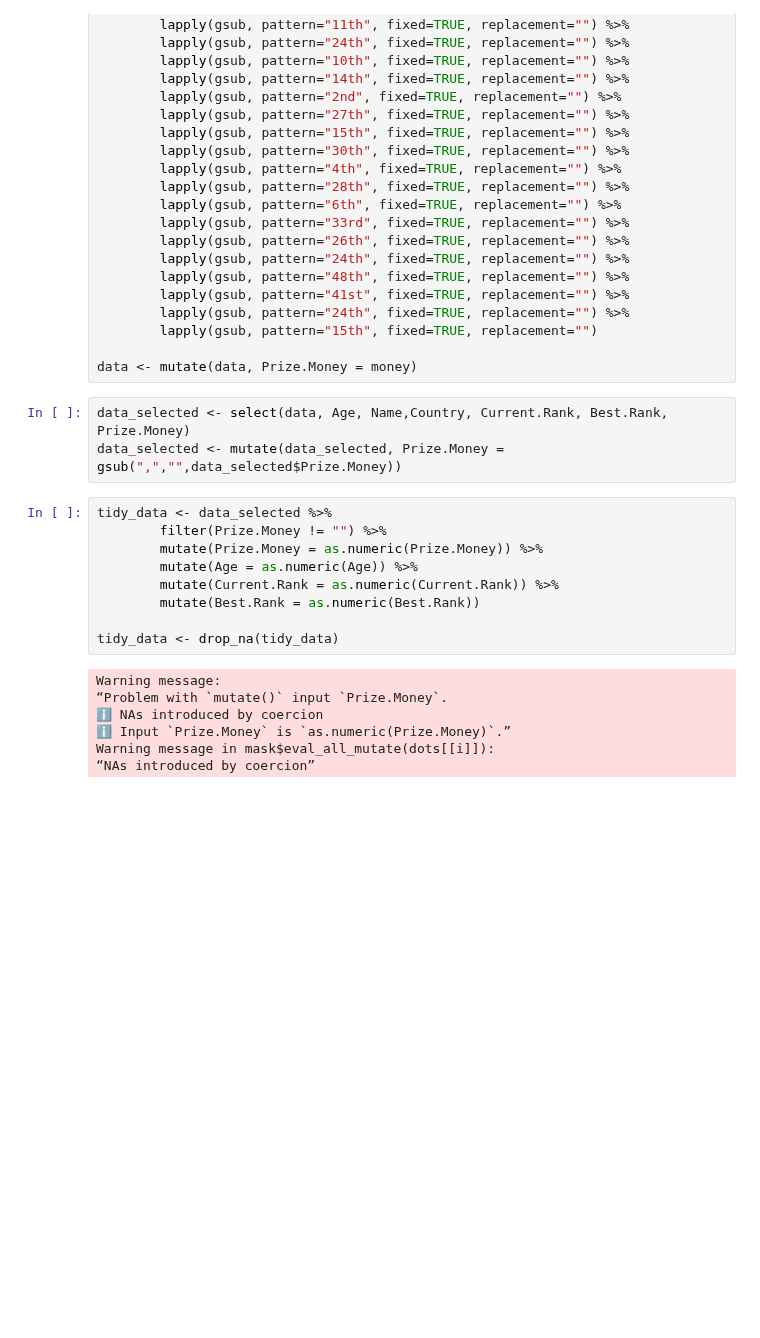
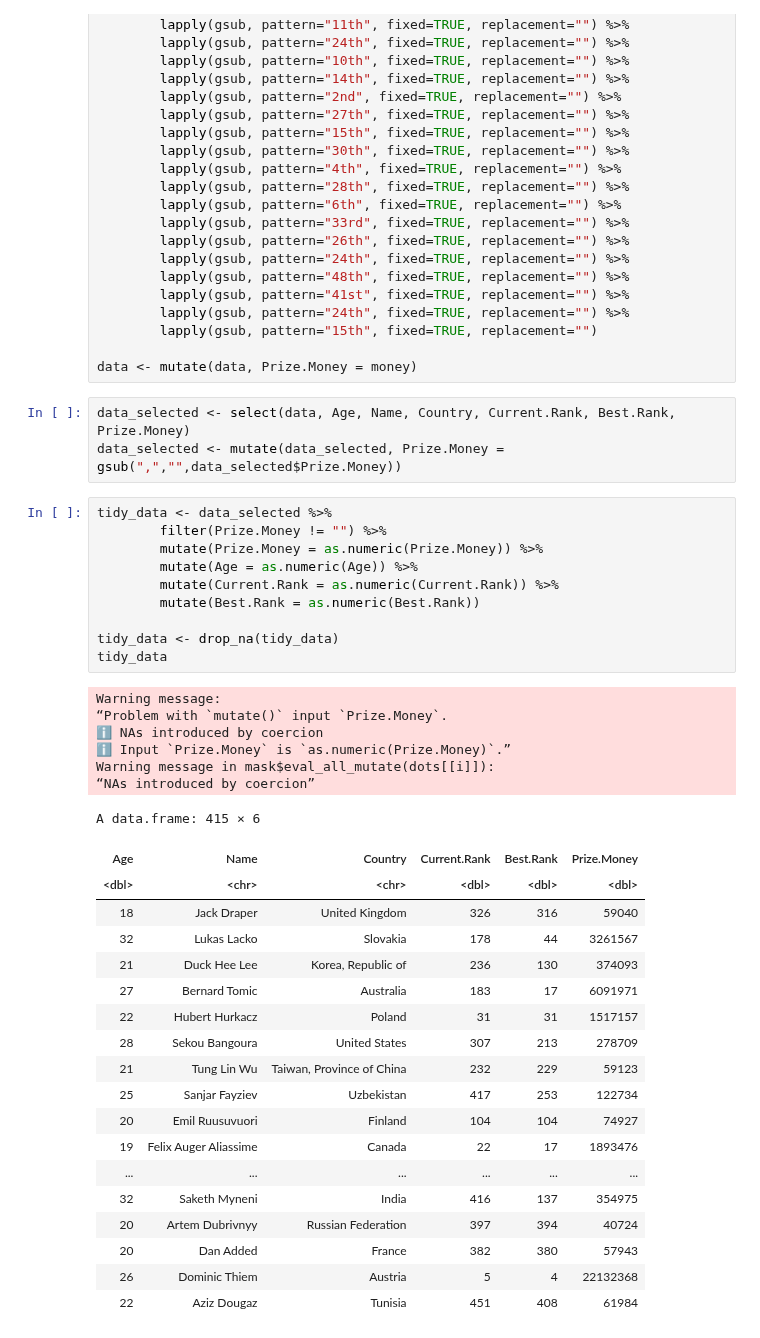
Before and after one commit to cpureza/dsci_group_project, a Jupyter notebook: dsci_project_folder/Report.ipynb, the cells around one changed output. Saved outputs shown, nothing was run; the diff lists cells and outputs as text; blank space fills up the shorter version.

```diff
--- a/dsci_project_folder/Report.ipynb
+++ b/dsci_project_folder/Report.ipynb
@@ -77,22 +77,42 @@ money <- money %>%
 
 data <- mutate(data, Prize.Money = money)
 # %%
-data_selected <- select(data, Age, Name,Country, Current.Rank, Best.Rank, Prize.Money)
+data_selected <- select(data, Age, Name, Country, Current.Rank, Best.Rank, Prize.Money)
 data_selected <- mutate(data_selected, Prize.Money = gsub(",","",data_selected$Prize.Money))
 # %%
 tidy_data <- data_selected %>%
         filter(Prize.Money != "") %>%
         mutate(Prize.Money = as.numeric(Prize.Money)) %>%
         mutate(Age = as.numeric(Age)) %>%
         mutate(Current.Rank = as.numeric(Current.Rank)) %>%
         mutate(Best.Rank = as.numeric(Best.Rank))
 
 tidy_data <- drop_na(tidy_data)
+tidy_data
 # %% [output]
 Warning message:
 “Problem with `mutate()` input `Prize.Money`.
 ℹ NAs introduced by coercion
 ℹ Input `Prize.Money` is `as.numeric(Prize.Money)`.”
 Warning message in mask$eval_all_mutate(dots[[i]]):
 “NAs introduced by coercion”
+A data.frame: 415 × 6
+| Age | Name | Country | Current.Rank | Best.Rank | Prize.Money |
+| <dbl> | <chr> | <chr> | <dbl> | <dbl> | <dbl> |
+| 18 | Jack Draper | United Kingdom | 326 | 316 | 59040 |
+| 32 | Lukas Lacko | Slovakia | 178 | 44 | 3261567 |
+| 21 | Duck Hee Lee | Korea, Republic of | 236 | 130 | 374093 |
+| 27 | Bernard Tomic | Australia | 183 | 17 | 6091971 |
+| 22 | Hubert Hurkacz | Poland | 31 | 31 | 1517157 |
+| 28 | Sekou Bangoura | United States | 307 | 213 | 278709 |
+| 21 | Tung Lin Wu | Taiwan, Province of China | 232 | 229 | 59123 |
+| 25 | Sanjar Fayziev | Uzbekistan | 417 | 253 | 122734 |
+| 20 | Emil Ruusuvuori | Finland | 104 | 104 | 74927 |
+| 19 | Felix Auger Aliassime | Canada | 22 | 17 | 1893476 |
+| ... | ... | ... | ... | ... | ... |
+| 32 | Saketh Myneni | India | 416 | 137 | 354975 |
+| 20 | Artem Dubrivnyy | Russian Federation | 397 | 394 | 40724 |
+| 20 | Dan Added | France | 382 | 380 | 57943 |
+| 26 | Dominic Thiem | Austria | 5 | 4 | 22132368 |
+| 22 | Aziz Dougaz | Tunisia | 451 | 408 | 61984 |
 # %%
```
Also changed, not shown: parts of 4 cells of this notebook.
